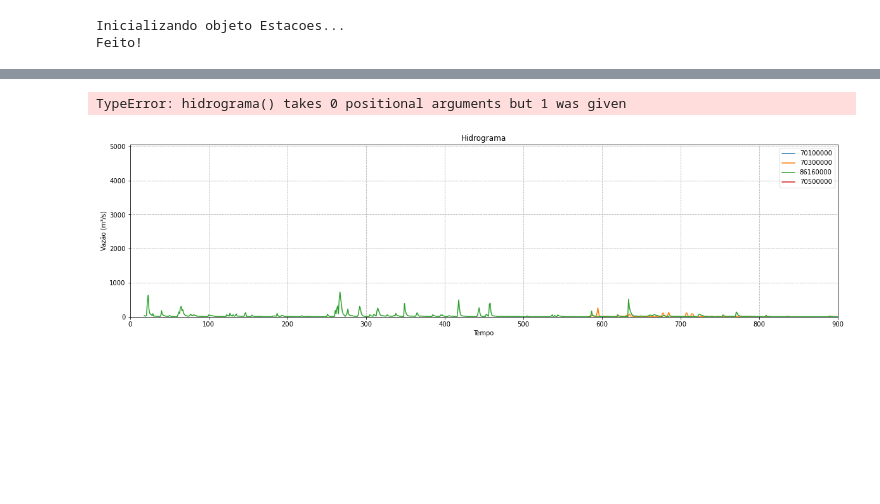
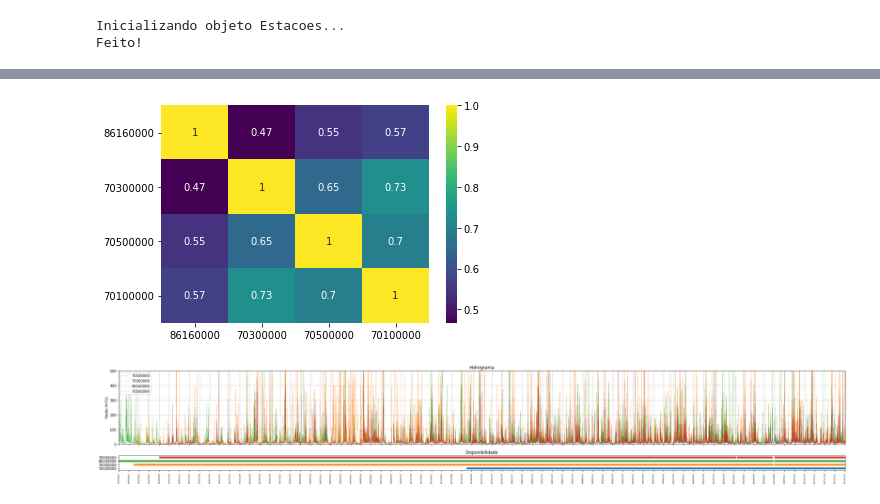
Before and after one commit to robertorolo/hidrologia_python, a Jupyter notebook: testing.ipynb, the cells around one changed output, grey strips where cells are left out. Saved outputs shown, nothing was run; the diff lists cells and outputs as text; code cells hidden in the pictures; blank space fills up the shorter version.

```diff
--- a/testing.ipynb
+++ b/testing.ipynb
@@ -23,4 +27,8 @@ Feito!
+# %%
+estacoes.correlacao()
+# %% [output]
+[figure, added]
 # %%
-estacoes.hidrograma()
+estacoes.hidrograma(qmax=500)
 # %% [output]
-TypeError: hidrograma() takes 0 positional arguments but 1 was given
+[figure, added]
@@ -33,30 +34,0 @@ self = estacoes
-# %%
-import matplotlib.pyplot as plt
-import numpy as np
-
-fig, ax = plt.subplots(figsize=(20,5))
-
-x = [i for i in range(len(self.vazao_df))]
-#xlabel = [self.anomin, self.anomax]
-xlabel = [1940, 2020]
-xlabelpos = [0, np.max(x)]
-
-maxy = 0
-for i in self.df_lista:
-    y = self.vazao_df[i.codigo]
-    ax.plot(x, y, label=i.codigo)
-    if np.nanmax(y) > maxy:
-        maxy = np.nanmax(y)
-
-#plt.xlim(0,np.max(x))
-plt.xlim(0,900)
-plt.ylim(0,maxy)
-#plt.xticks(xlabelpos, xlabel)
-plt.xlabel('Tempo')
-plt.ylabel('Vazão (m³/s)')
-plt.title('Hidrograma')
-plt.grid(linestyle='--')
-plt.legend()
-plt.show()
-# %% [output]
-[figure, removed]
```
Also changed, not shown: parts of 4 cells of this notebook, 4 other files.
